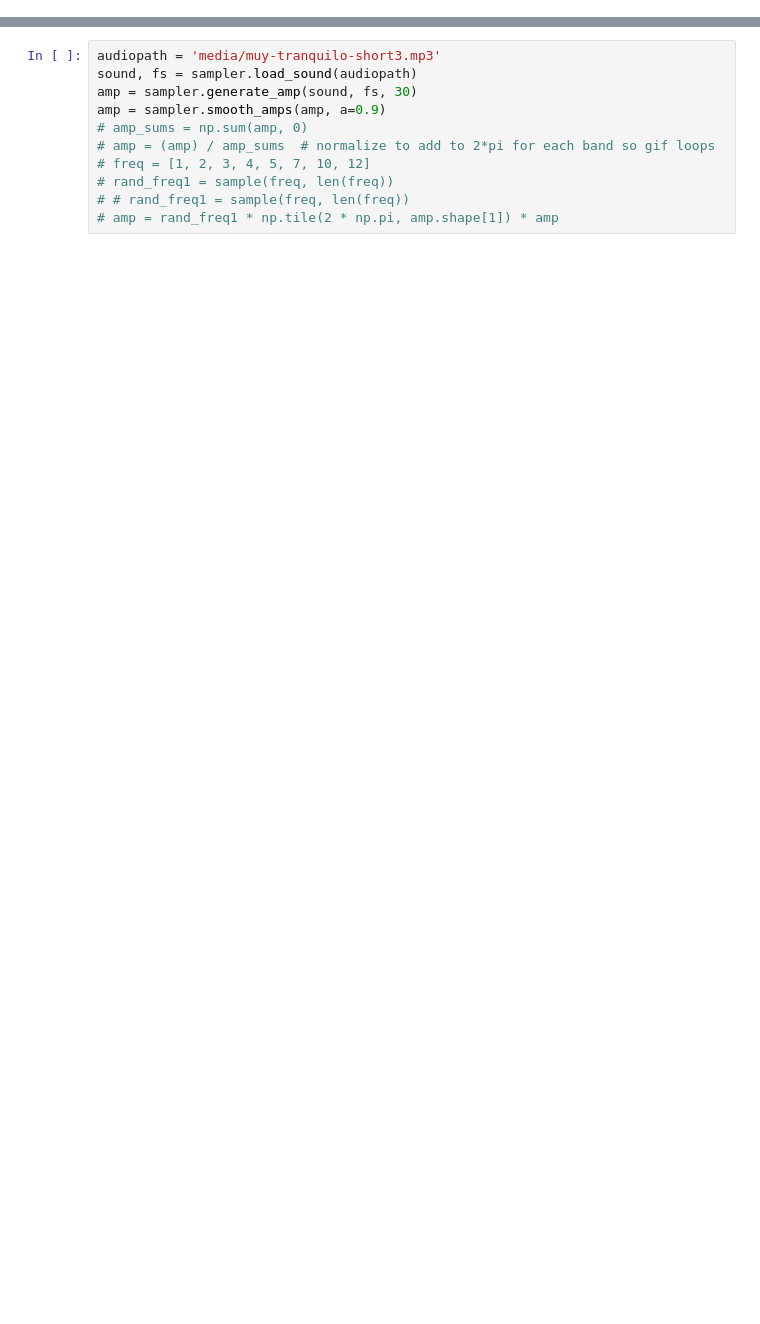
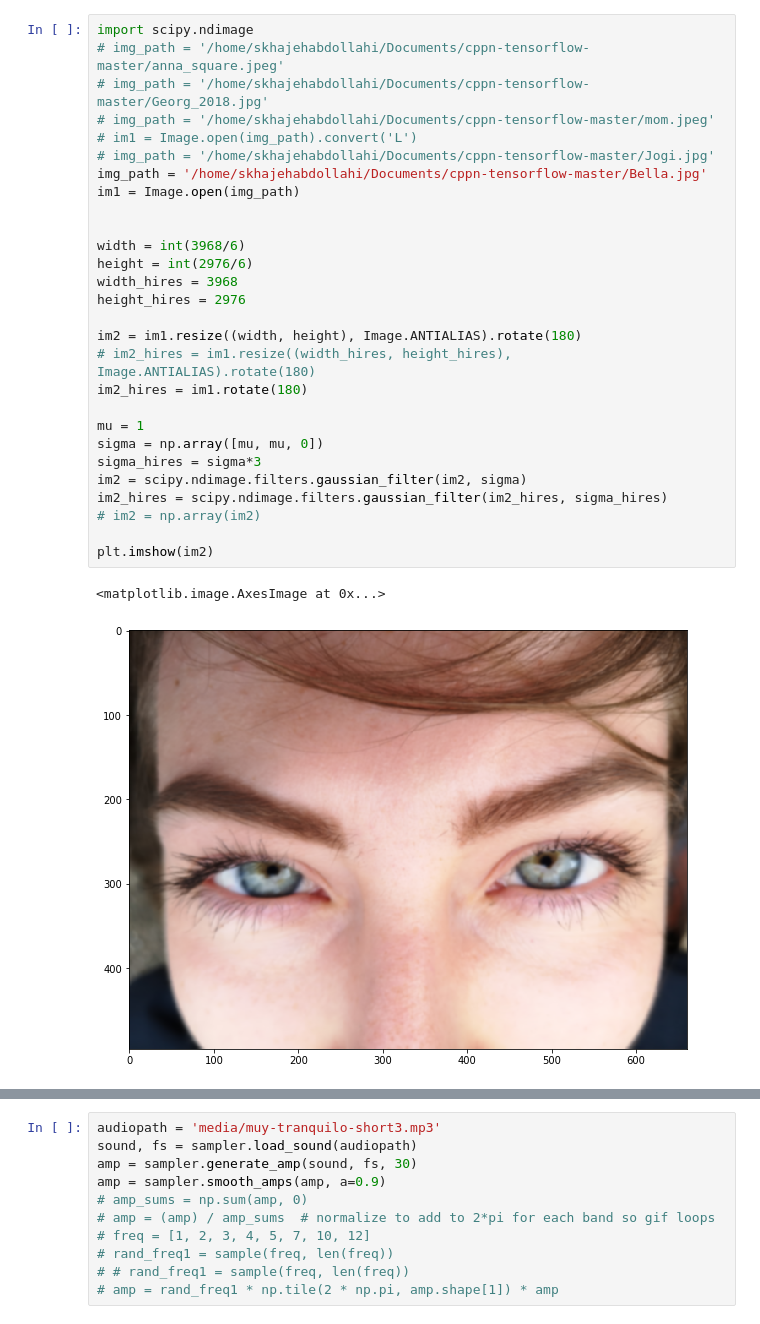
Before and after one commit to heysoos/cppn-tensorflow, a Jupyter notebook: cppn.ipynb, the cells around one changed output, grey strips where cells are left out. Saved outputs shown, nothing was run; the diff lists cells and outputs as text; blank space fills up the shorter version.

```diff
--- a/cppn.ipynb
+++ b/cppn.ipynb
@@ -119,0 +98,31 @@ Use `tf.variables_initializer` instead.
+# %%
+import scipy.ndimage
+# img_path = '/home/skhajehabdollahi/Documents/cppn-tensorflow-master/anna_square.jpeg'
+# img_path = '/home/skhajehabdollahi/Documents/cppn-tensorflow-master/Georg_2018.jpg'
+# img_path = '/home/skhajehabdollahi/Documents/cppn-tensorflow-master/mom.jpeg'
+# im1 = Image.open(img_path).convert('L')
+# img_path = '/home/skhajehabdollahi/Documents/cppn-tensorflow-master/Jogi.jpg'
+img_path = '/home/skhajehabdollahi/Documents/cppn-tensorflow-master/Bella.jpg'
+im1 = Image.open(img_path)
+
+
+width = int(3968/6)
+height = int(2976/6)
+width_hires = 3968
+height_hires = 2976
+
+im2 = im1.resize((width, height), Image.ANTIALIAS).rotate(180)
+# im2_hires = im1.resize((width_hires, height_hires), Image.ANTIALIAS).rotate(180)
+im2_hires = im1.rotate(180)
+
+mu = 1
+sigma = np.array([mu, mu, 0])
+sigma_hires = sigma*3
+im2 = scipy.ndimage.filters.gaussian_filter(im2, sigma)
+im2_hires = scipy.ndimage.filters.gaussian_filter(im2_hires, sigma_hires)
+# im2 = np.array(im2)
+
+plt.imshow(im2)
+# %% [output]
+<matplotlib.image.AxesImage at 0x...>
+[figure, added]
```
Also changed, not shown: parts of 27 cells of this notebook, 3 other files.
